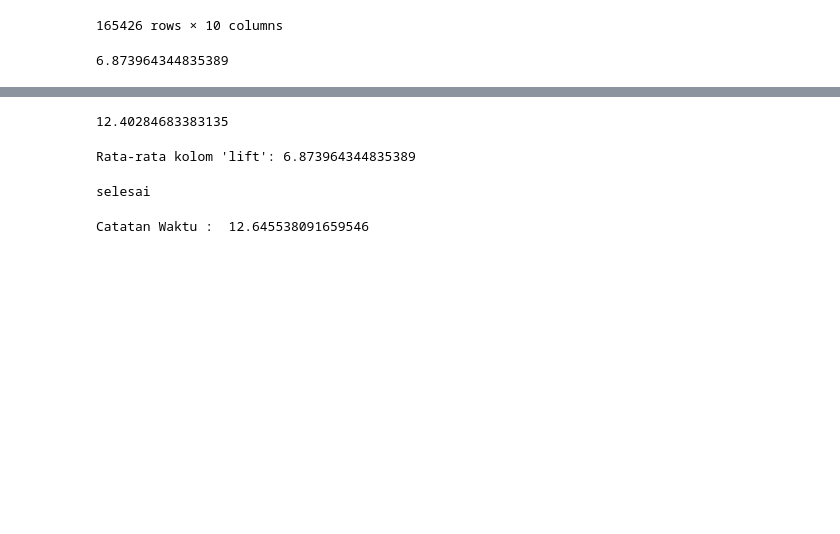
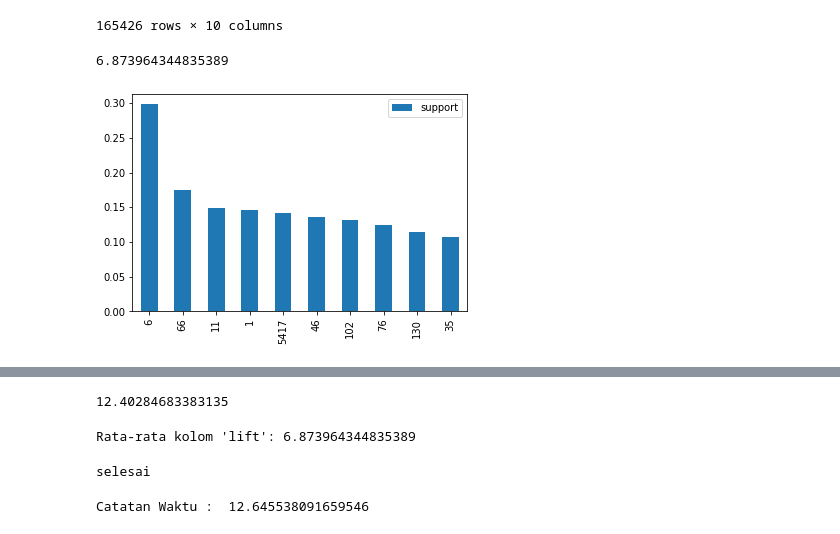
Before and after one commit to rifqiazizm/fpgrowth-bat, a Jupyter notebook: FP GROWTH.ipynb, the cells around one changed output, grey strips where cells are left out. Saved outputs shown, nothing was run; the diff lists cells and outputs as text; code cells hidden in the pictures; blank space fills up the shorter version.

```diff
--- a/FP GROWTH.ipynb
+++ b/FP GROWTH.ipynb
@@ -492,3 +498,9 @@ rule_FPGROWTH
 rule_FPGROWTH['lift'].mean()
 # %% [output]
 6.873964344835389
+# %%
+fpg = fpgrowth(df_encoded, min_support=0.01391203, use_colnames=True)
+# %%
+asd = fpg.sort_values(by='support',ascending=False).head(10).plot(kind='bar')
+# %% [output]
+[figure, added]
```
Also changed, not shown: parts of 4 cells of this notebook, 1 other file.
